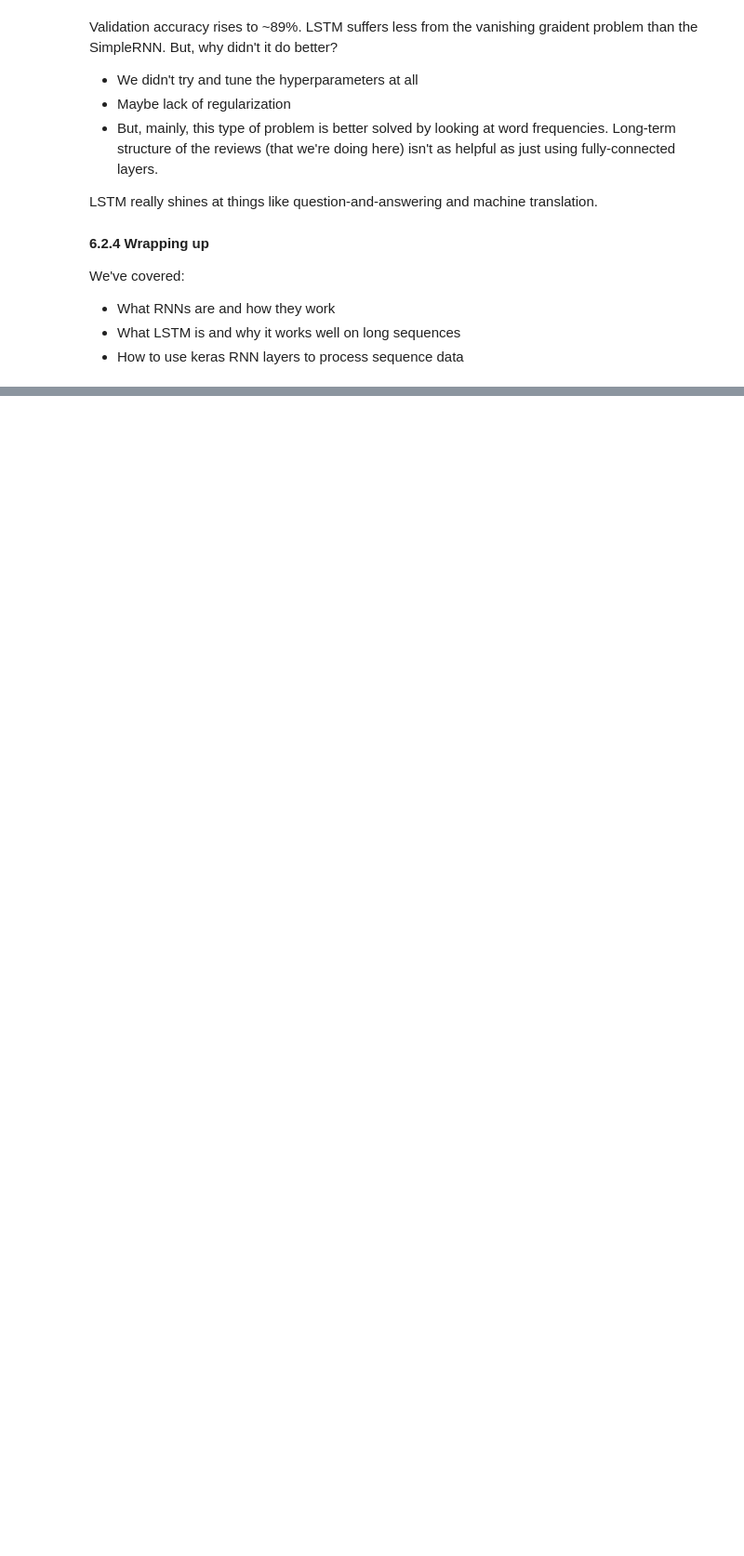
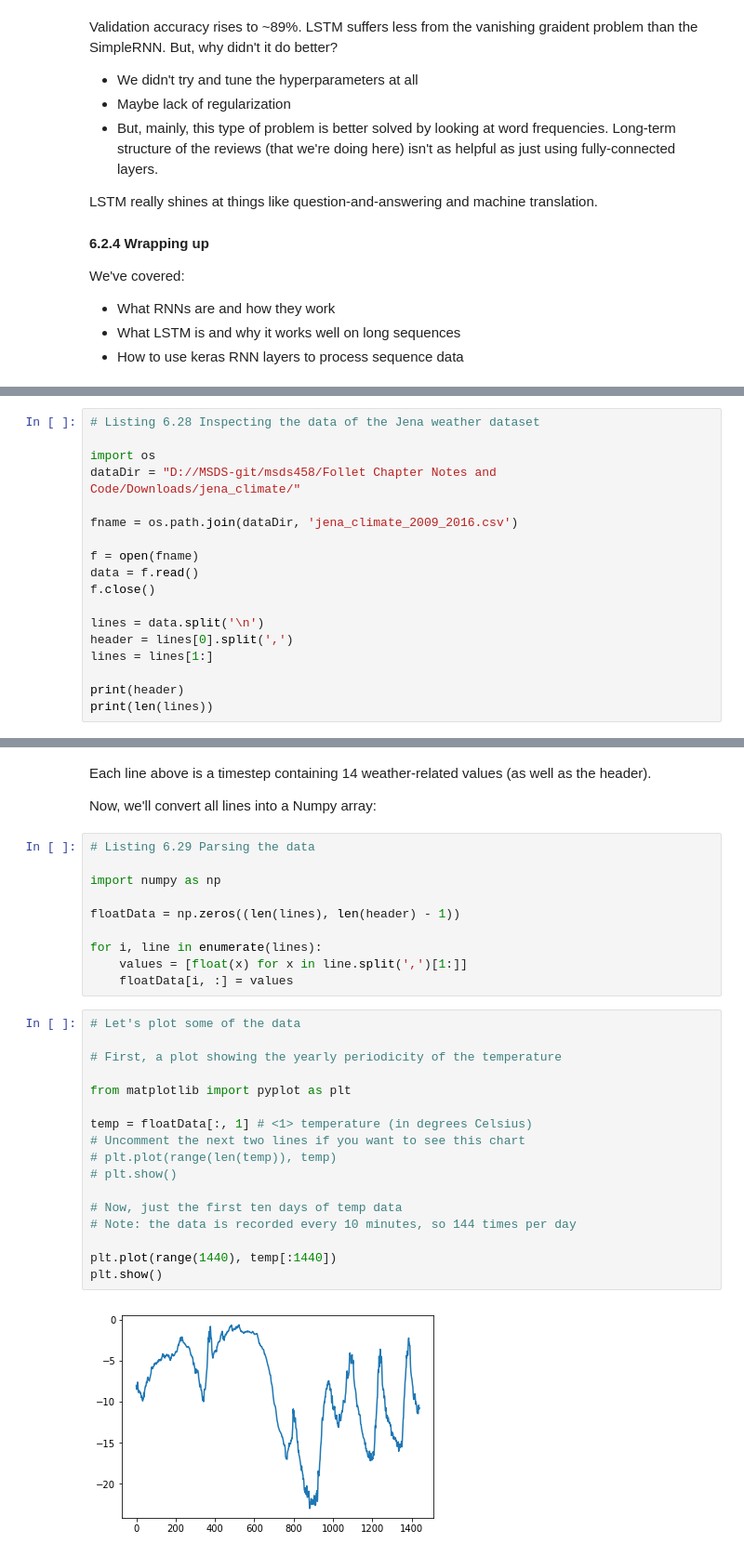
Before and after one commit to jacobkreider/msds458, a Jupyter notebook: Follet Chapter Notes and Code/ipynb Python for Deep Learning Chapter 6 Notes and Code.ipynb, the cells around one changed output, grey strips where cells are left out. Shown: that part at 93% size. Cells and saved outputs as stored; diff of their text form; blank space fills up the shorter version.

```diff
--- a/Follet Chapter Notes and Code/ipynb Python for Deep Learning Chapter 6 Notes and Code.ipynb
+++ b/Follet Chapter Notes and Code/ipynb Python for Deep Learning Chapter 6 Notes and Code.ipynb
@@ -798,0 +820,18 @@ We've covered:
+# %%
+# Listing 6.28 Inspecting the data of the Jena weather dataset
+
+import os
+dataDir = "D://MSDS-git/msds458/Follet Chapter Notes and Code/Downloads/jena_climate/"
+
+fname = os.path.join(dataDir, 'jena_climate_2009_2016.csv')
+
+f = open(fname)
+data = f.read()
+f.close()
+
+lines = data.split('\n')
+header = lines[0].split(',')
+lines = lines[1:]
+
+print(header)
+print(len(lines))
@@ -798,0 +841,33 @@ We've covered:
+# %% [markdown]
+Each line above is a timestep containing 14 weather-related values (as well as the header).
+
+Now, we'll convert all lines into a Numpy array:
+# %%
+# Listing 6.29 Parsing the data
+
+import numpy as np
+
+floatData = np.zeros((len(lines), len(header) - 1))
+
+for i, line in enumerate(lines):
+    values = [float(x) for x in line.split(',')[1:]]
+    floatData[i, :] = values
+# %%
+# Let's plot some of the data
+
+# First, a plot showing the yearly periodicity of the temperature
+
+from matplotlib import pyplot as plt
+
+temp = floatData[:, 1] # <1> temperature (in degrees Celsius)
+# Uncomment the next two lines if you want to see this chart
+# plt.plot(range(len(temp)), temp)
+# plt.show()
+
+# Now, just the first ten days of temp data
+# Note: the data is recorded every 10 minutes, so 144 times per day
+
+plt.plot(range(1440), temp[:1440])
+plt.show()
+# %% [output]
+[figure, added]
```
Also changed, not shown: parts of 6 cells of this notebook, 2 other files.
